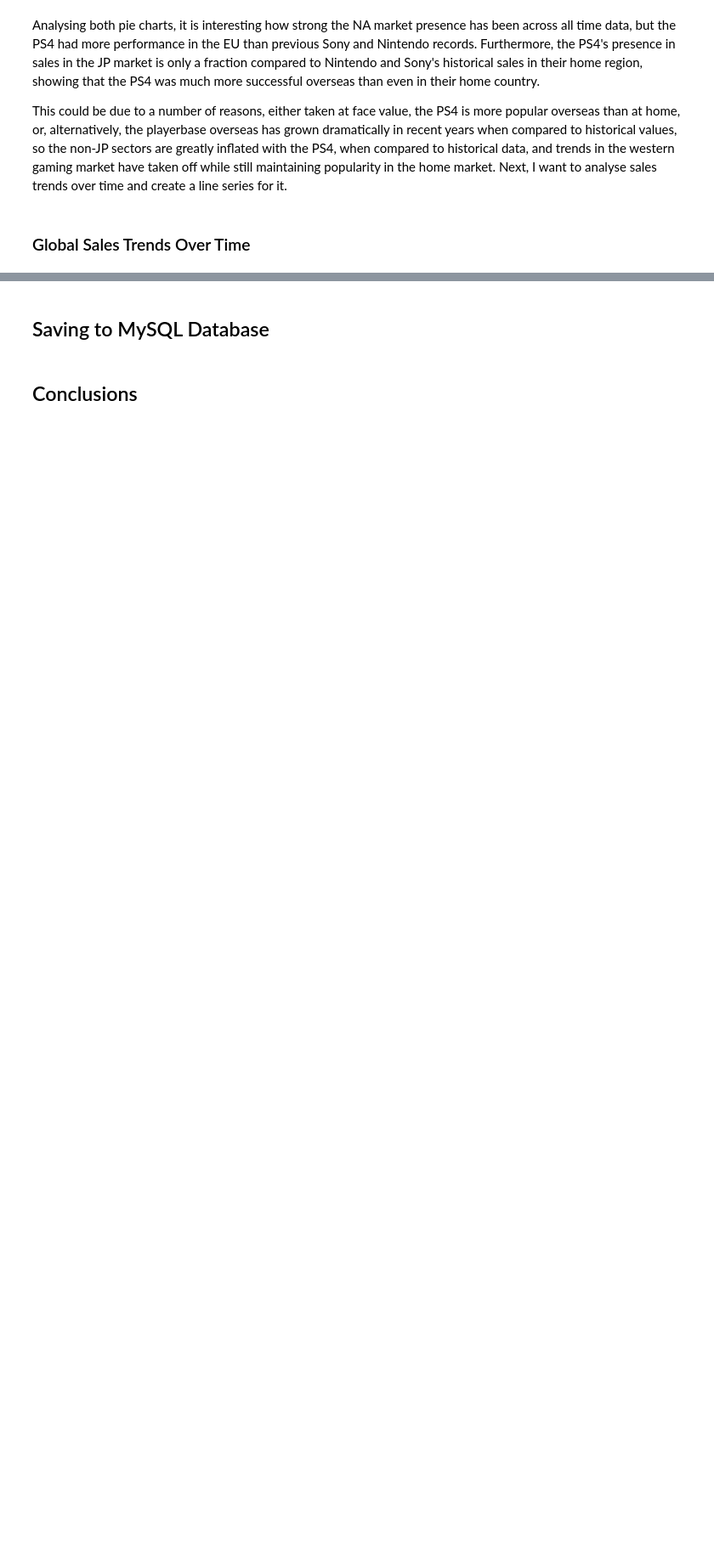
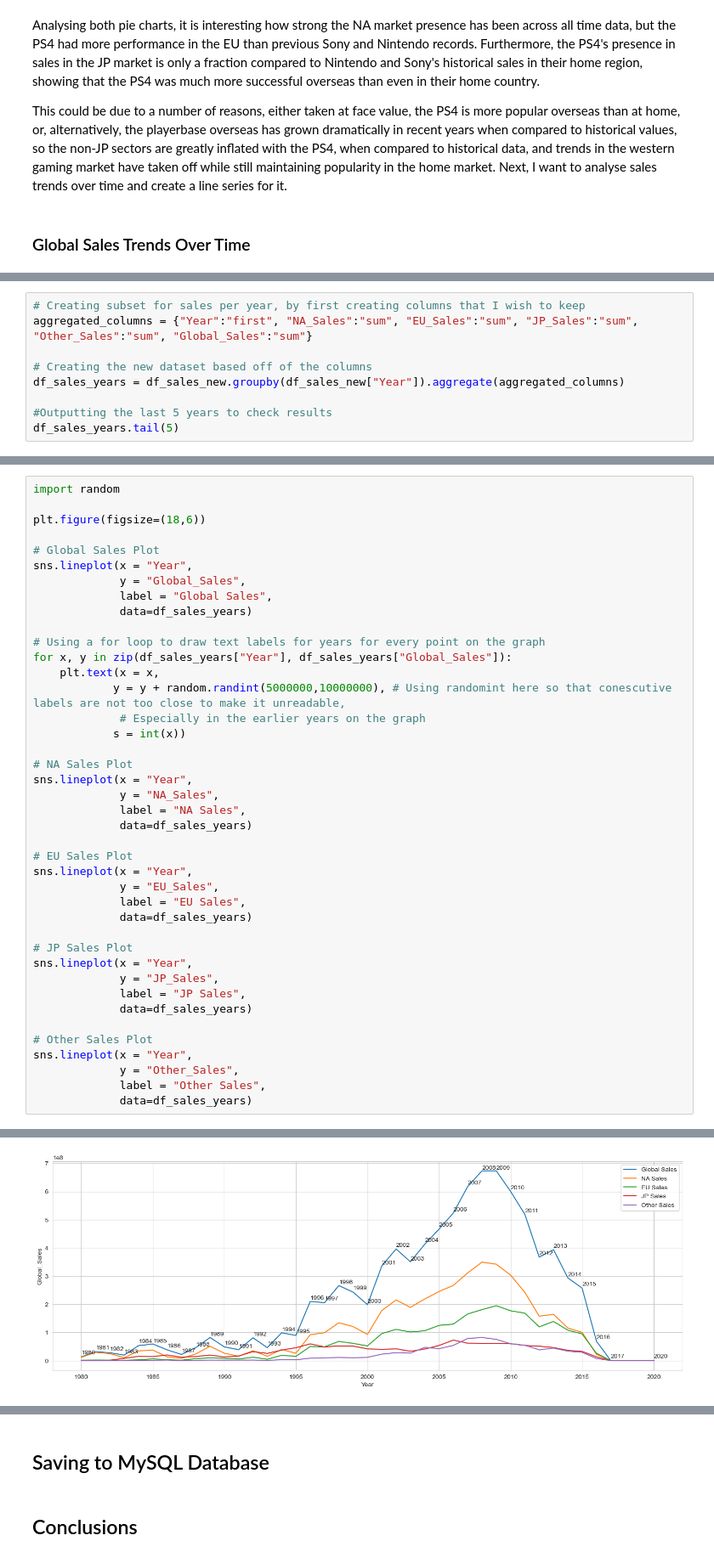
Before and after one commit to Rayan-Arshed/Data-Pipeline-Assessment-Video-Game-Data, a Jupyter notebook: Data-Pipeline-Assessment.ipynb, the cells around one changed output, grey strips where cells are left out. Shown at 85% size. Saved outputs shown, nothing was run; the diff lists cells and outputs as text; blank space fills up the shorter version.

Commit message:
Time series graph implemented

```diff
--- a/Data-Pipeline-Assessment.ipynb
+++ b/Data-Pipeline-Assessment.ipynb
@@ -1259,0 +1262,9 @@ This could be due to a number of reasons, either taken at face value, the PS4 is
+# %%
+# Creating subset for sales per year, by first creating columns that I wish to keep
+aggregated_columns = {"Year":"first", "NA_Sales":"sum", "EU_Sales":"sum", "JP_Sales":"sum", "Other_Sales":"sum", "Global_Sales":"sum"}
+
+# Creating the new dataset based off of the columns
+df_sales_years = df_sales_new.groupby(df_sales_new["Year"]).aggregate(aggregated_columns)
+
+#Outputting the last 5 years to check results
+df_sales_years.tail(5)
@@ -1259,0 +1281,42 @@ This could be due to a number of reasons, either taken at face value, the PS4 is
+# %%
+import random
+
+plt.figure(figsize=(18,6))
+
+# Global Sales Plot
+sns.lineplot(x = "Year",
+             y = "Global_Sales",
+             label = "Global Sales",
+             data=df_sales_years)
+
+# Using a for loop to draw text labels for years for every point on the graph
+for x, y in zip(df_sales_years["Year"], df_sales_years["Global_Sales"]):
+    plt.text(x = x,
+            y = y + random.randint(5000000,10000000), # Using randomint here so that conescutive labels are not too close to make it unreadable,
+             # Especially in the earlier years on the graph
+            s = int(x))
+
+# NA Sales Plot
+sns.lineplot(x = "Year",
+             y = "NA_Sales",
+             label = "NA Sales",
+             data=df_sales_years)
+
+# EU Sales Plot
+sns.lineplot(x = "Year",
+             y = "EU_Sales",
+             label = "EU Sales",
+             data=df_sales_years)
+
+# JP Sales Plot
+sns.lineplot(x = "Year",
+             y = "JP_Sales",
+             label = "JP Sales",
+             data=df_sales_years)
+
+# Other Sales Plot
+sns.lineplot(x = "Year",
+             y = "Other_Sales",
+             label = "Other Sales",
+             data=df_sales_years)
+# %% [output]
@@ -1259,0 +1324 @@ This could be due to a number of reasons, either taken at face value, the PS4 is
+[figure, added]
```
Also changed, not shown: parts of 7 cells of this notebook.
